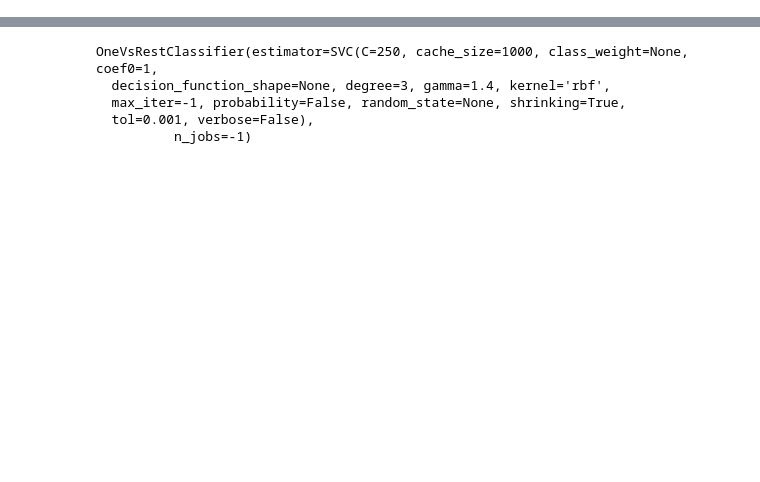
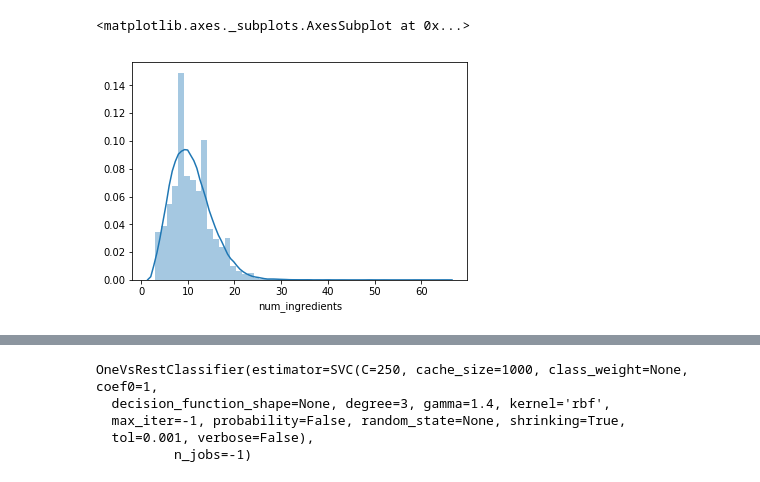
Before and after one commit to Jsoyeon/OSSP_JSY, a Jupyter notebook: ossp_jsy.ipynb, the cells around one changed output, grey strips where cells are left out. Saved outputs shown, nothing was run; the diff lists cells and outputs as text; code cells hidden in the pictures; blank space fills up the shorter version.

```diff
--- a/ossp_jsy.ipynb
+++ b/ossp_jsy.ipynb
@@ -42,0 +75,5 @@ train = train[train['num_ingredients'] > 2]
+# %%
+sns.distplot(train["num_ingredients"])
+# %% [output]
+<matplotlib.axes._subplots.AxesSubplot at 0x...>
+[figure, added]
```
Also changed, not shown: parts of 17 cells of this notebook.
